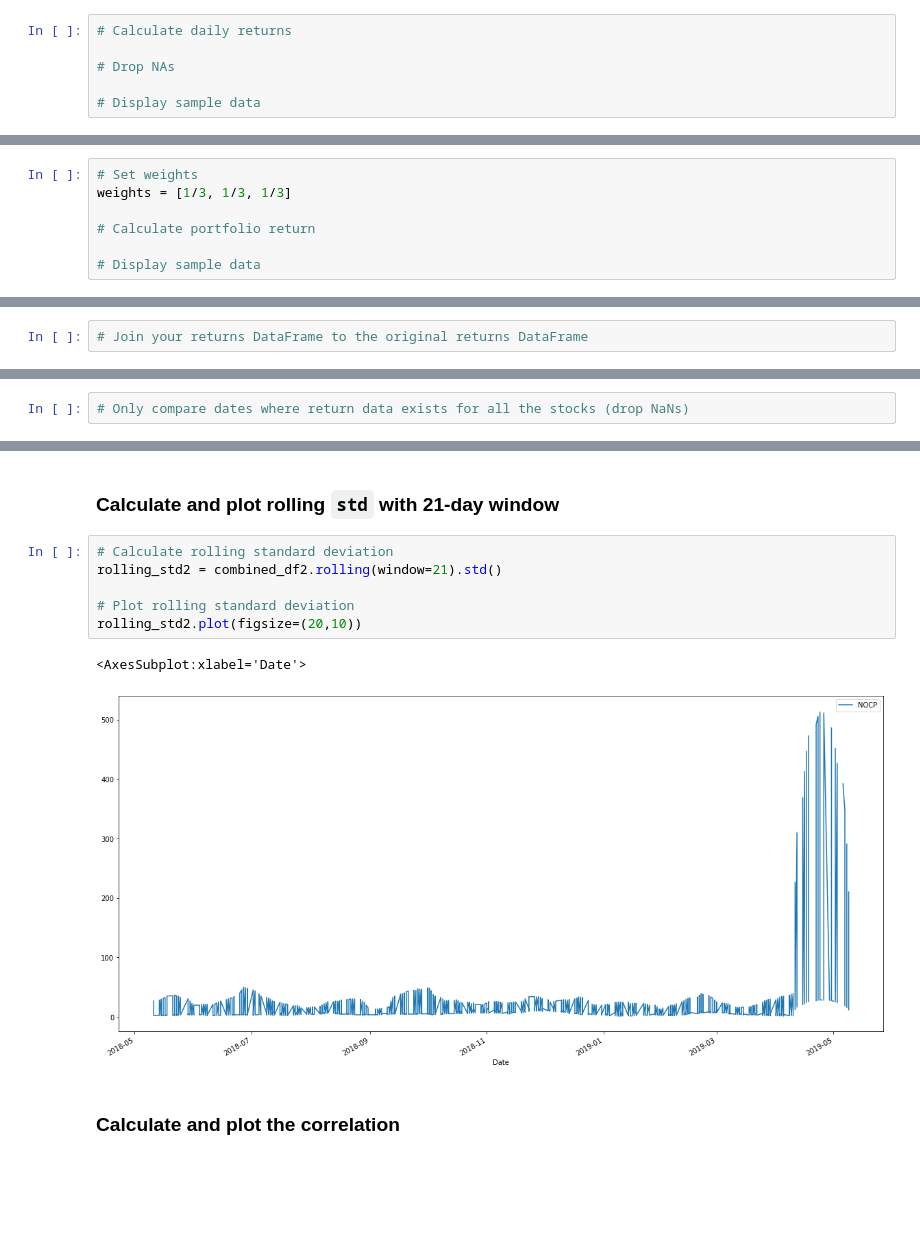
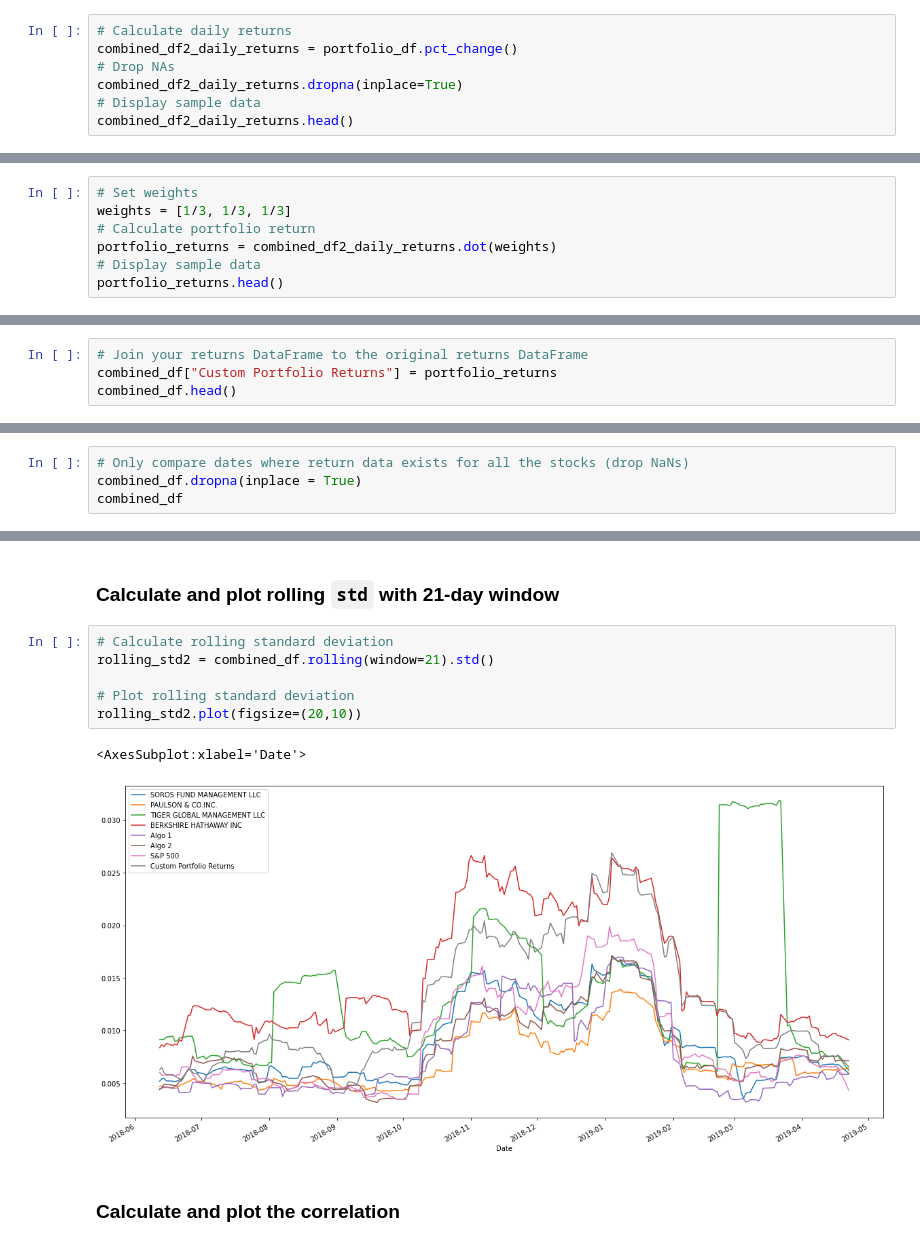
Before and after one commit to jgb161/Pandas-Financial-Analysis, a Jupyter notebook: whale_analysis.ipynb, the cells around one changed output, grey strips where cells are left out. Drawn from its saved outputs; the diff is of its cells as text; blank space fills up the shorter version.

```diff
--- a/whale_analysis.ipynb
+++ b/whale_analysis.ipynb
@@ -434,6 +452,7 @@ combined_df2.head()
 # %%
 # Calculate daily returns
-
+combined_df2_daily_returns = portfolio_df.pct_change()
 # Drop NAs
-
+combined_df2_daily_returns.dropna(inplace=True)
 # Display sample data
+combined_df2_daily_returns.head()
@@ -442,7 +469,7 @@ combined_df2.head()
 # %%
 # Set weights
 weights = [1/3, 1/3, 1/3]
-
 # Calculate portfolio return
-
+portfolio_returns = combined_df2_daily_returns.dot(weights)
 # Display sample data
+portfolio_returns.head()
@@ -450,3 +485,5 @@ weights = [1/3, 1/3, 1/3]
 ## Join your portfolio returns to the DataFrame that contains all of the portfolio returns
 # %%
 # Join your returns DataFrame to the original returns DataFrame
+combined_df["Custom Portfolio Returns"] = portfolio_returns
+combined_df.head()
@@ -453,2 +498,4 @@ weights = [1/3, 1/3, 1/3]
 # %%
 # Only compare dates where return data exists for all the stocks (drop NaNs)
+combined_df.dropna(inplace = True)
+combined_df
@@ -467,13 +536,13 @@ dtype: float64
 ### Calculate and plot rolling `std` with 21-day window
 # %%
 # Calculate rolling standard deviation
-rolling_std2 = combined_df2.rolling(window=21).std()
+rolling_std2 = combined_df.rolling(window=21).std()
 
 # Plot rolling standard deviation
 rolling_std2.plot(figsize=(20,10))
 # %% [output]
 <AxesSubplot:xlabel='Date'>
-[figure, old version]
+[figure, new version]
 # %% [markdown]
 ### Calculate and plot the correlation
 # %%
```
Also changed, not shown: parts of 17 cells of this notebook.
